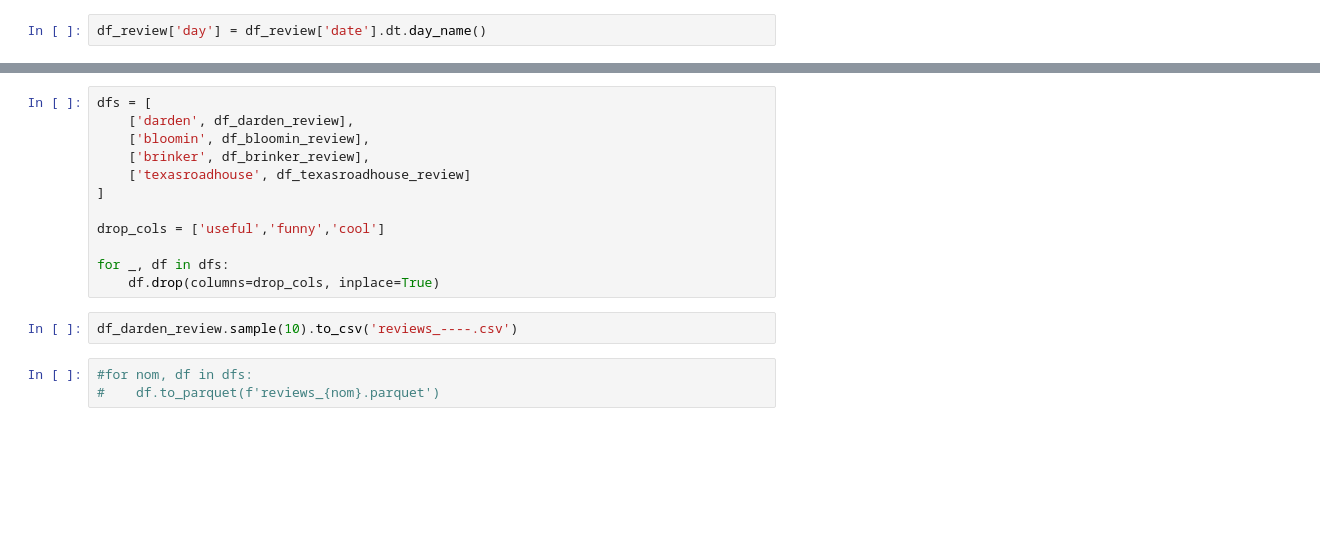
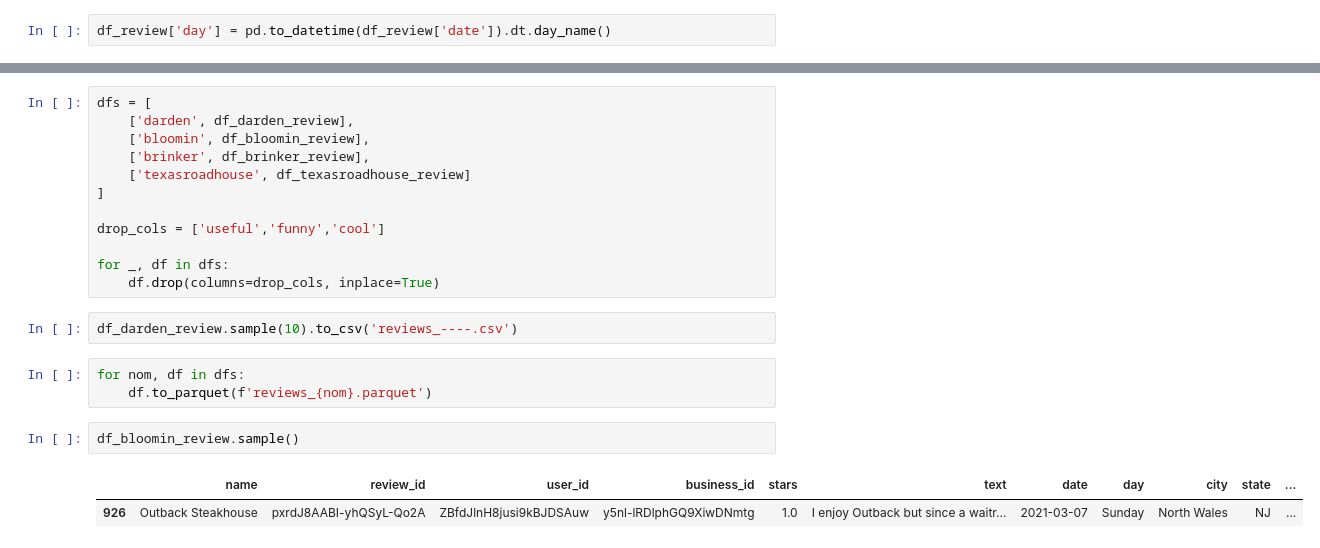
Before and after one commit to litcoininvestorbros/Henry_PF, a Jupyter notebook: notebooks/EDA/yelp_darden_y_comp.ipynb, the cells around one changed output, grey strips where cells are left out. Cells and saved outputs as stored; diff of their text form; blank space fills up the shorter version.

```diff
--- a/notebooks/EDA/yelp_darden_y_comp.ipynb
+++ b/notebooks/EDA/yelp_darden_y_comp.ipynb
@@ -146,7 +147,7 @@ Name: count, dtype: int64
 # %%
 business_cols = ['business_id', 'city', 'state', 'postal_code', 'coordinates']
 # %%
-df_review['day'] = df_review['date'].dt.day_name()
+df_review['day'] = pd.to_datetime(df_review['date']).dt.day_name()
 # %% [markdown]
 #### Darden
 # %%
@@ -260,5 +264,10 @@ for _, df in dfs:
 # %%
 df_darden_review.sample(10).to_csv('reviews_----.csv')
 # %%
-#for nom, df in dfs:
-#    df.to_parquet(f'reviews_{nom}.parquet')
+for nom, df in dfs:
+    df.to_parquet(f'reviews_{nom}.parquet')
+# %%
+df_bloomin_review.sample()
+# %% [output]
+|  | name | review_id | user_id | business_id | stars | text | date | day | city | state | ... |
+| 926 | Outback Steakhouse | pxrdJ8AABI-yhQSyL-Qo2A | ZBfdJlnH8jusi9kBJDSAuw | y5nl-lRDlphGQ9XiwDNmtg | 1.0 | I enjoy Outback but since a waitr... | 2021-03-07 | Sunday | North Wales | NJ | ... |
```
Also changed, not shown: parts of 12 cells of this notebook, 2 other files.
